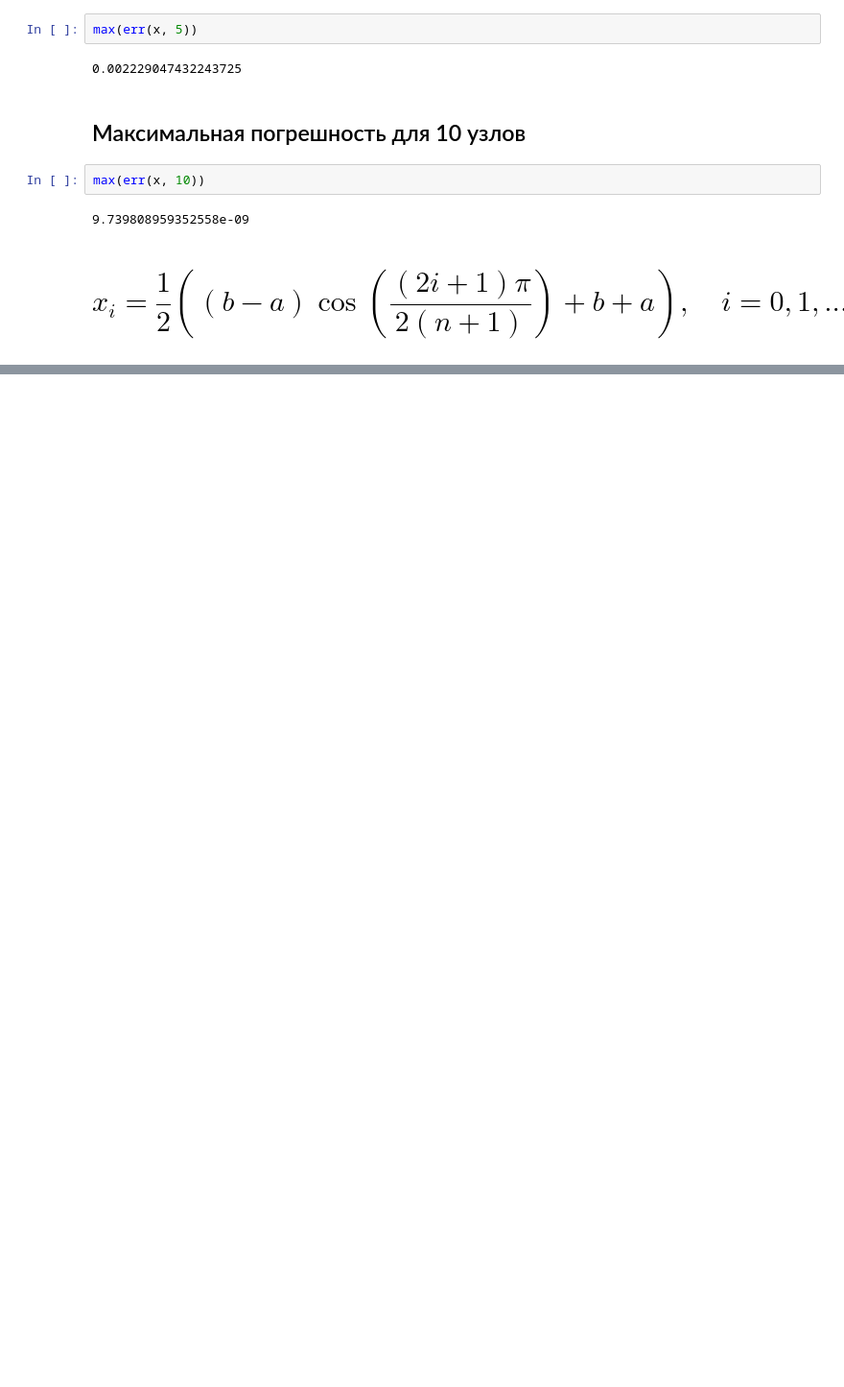
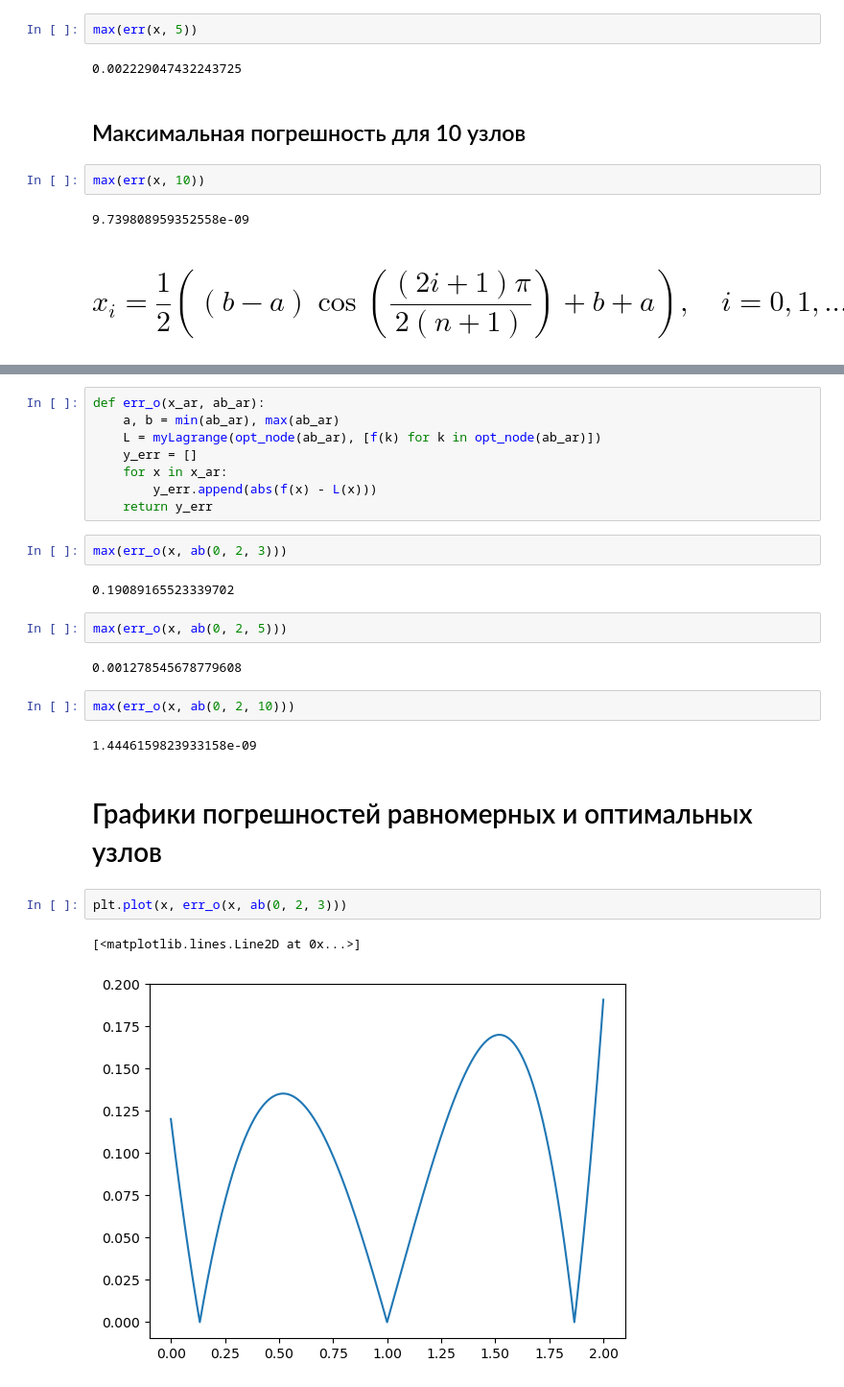
Before and after one commit to CozeirTag/number.metods, a Jupyter notebook: 2_lab.ipynb, the cells around one changed output, grey strips where cells are left out. Shown at 96% size. Saved outputs shown, nothing was run; the diff lists cells and outputs as text; blank space fills up the shorter version.

```diff
--- a/2_lab.ipynb
+++ b/2_lab.ipynb
@@ -98,0 +120,27 @@ def opt_node(x):
+# %%
+def err_o(x_ar, ab_ar):
+    a, b = min(ab_ar), max(ab_ar)
+    L = myLagrange(opt_node(ab_ar), [f(k) for k in opt_node(ab_ar)])
+    y_err = []
+    for x in x_ar:
+        y_err.append(abs(f(x) - L(x)))
+    return y_err
+# %%
+max(err_o(x, ab(0, 2, 3)))
+# %% [output]
+0.19089165523339702
+# %%
+max(err_o(x, ab(0, 2, 5)))
+# %% [output]
+0.001278545678779608
+# %%
+max(err_o(x, ab(0, 2, 10)))
+# %% [output]
+1.4446159823933158e-09
+# %% [markdown]
+# Графики погрешностей равномерных и оптимальных узлов
+# %%
+plt.plot(x, err_o(x, ab(0, 2, 3)))
+# %% [output]
+[<matplotlib.lines.Line2D at 0x...>]
+[figure, added]
```
Also changed, not shown: parts of 6 cells of this notebook.
